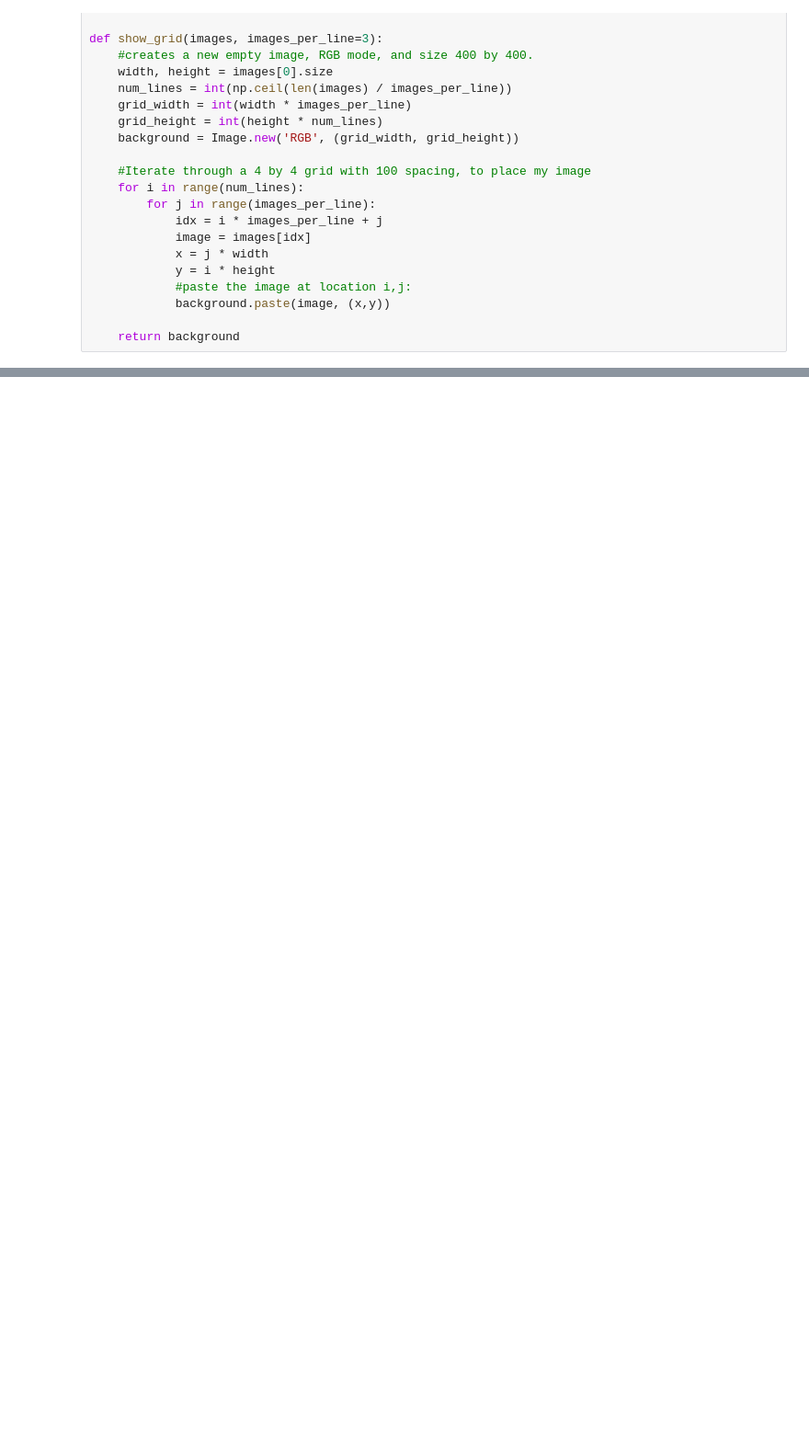
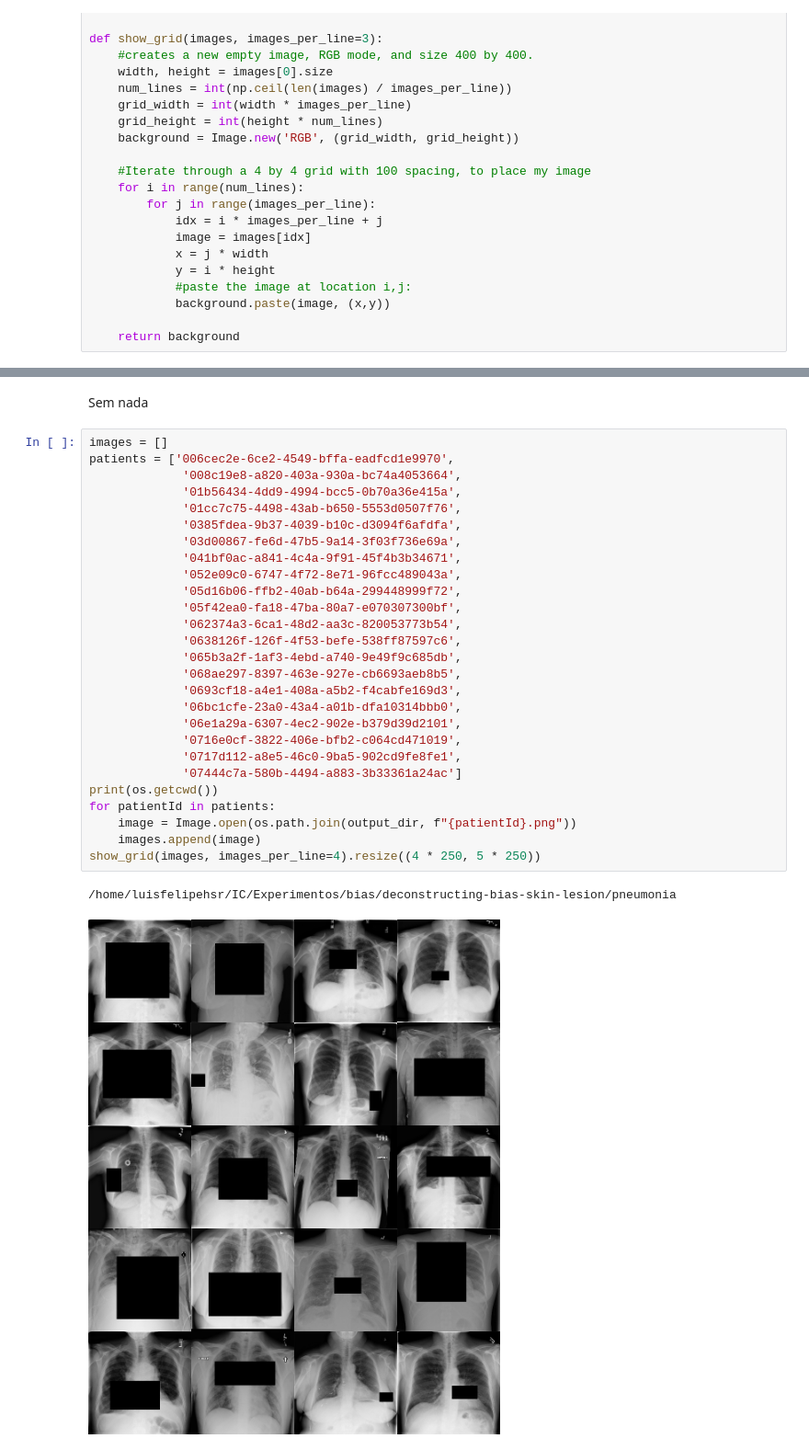
Before and after one commit to luisfelipehsr/deconstructing-bias-skin-lesion, a Jupyter notebook: pneumonia/mask_creation.ipynb, the cells around one changed output, grey strips where cells are left out. Shown at 92% size. Saved outputs shown, nothing was run; the diff lists cells and outputs as text; blank space fills up the shorter version.

Commit message:
adding new pneumonia bbox scripts

```diff
--- a/pneumonia/mask_creation.ipynb
+++ b/pneumonia/mask_creation.ipynb
@@ -53,0 +130,32 @@ def show_grid(images, images_per_line=3):
+# %% [markdown]
+Sem nada
+# %%
+images = []
+patients = ['006cec2e-6ce2-4549-bffa-eadfcd1e9970',
+             '008c19e8-a820-403a-930a-bc74a4053664',
+             '01b56434-4dd9-4994-bcc5-0b70a36e415a',
+             '01cc7c75-4498-43ab-b650-5553d0507f76',
+             '0385fdea-9b37-4039-b10c-d3094f6afdfa',
+             '03d00867-fe6d-47b5-9a14-3f03f736e69a',
+             '041bf0ac-a841-4c4a-9f91-45f4b3b34671',
+             '052e09c0-6747-4f72-8e71-96fcc489043a',
+             '05d16b06-ffb2-40ab-b64a-299448999f72',
+             '05f42ea0-fa18-47ba-80a7-e070307300bf',
+             '062374a3-6ca1-48d2-aa3c-820053773b54',
+             '0638126f-126f-4f53-befe-538ff87597c6',
+             '065b3a2f-1af3-4ebd-a740-9e49f9c685db',
+             '068ae297-8397-463e-927e-cb6693aeb8b5',
+             '0693cf18-a4e1-408a-a5b2-f4cabfe169d3',
+             '06bc1cfe-23a0-43a4-a01b-dfa10314bbb0',
+             '06e1a29a-6307-4ec2-902e-b379d39d2101',
+             '0716e0cf-3822-406e-bfb2-c064cd471019',
+             '0717d112-a8e5-46c0-9ba5-902cd9fe8fe1',
+             '07444c7a-580b-4494-a883-3b33361a24ac']
+print(os.getcwd())
+for patientId in patients:
+    image = Image.open(os.path.join(output_dir, f"{patientId}.png"))
+    images.append(image)
+show_grid(images, images_per_line=4).resize((4 * 250, 5 * 250))
+# %% [output]
+/home/luisfelipehsr/IC/Experimentos/bias/deconstructing-bias-skin-lesion/pneumonia
+[figure, added]
```
Also changed, not shown: parts of 4 cells of this notebook, 3 other files.
